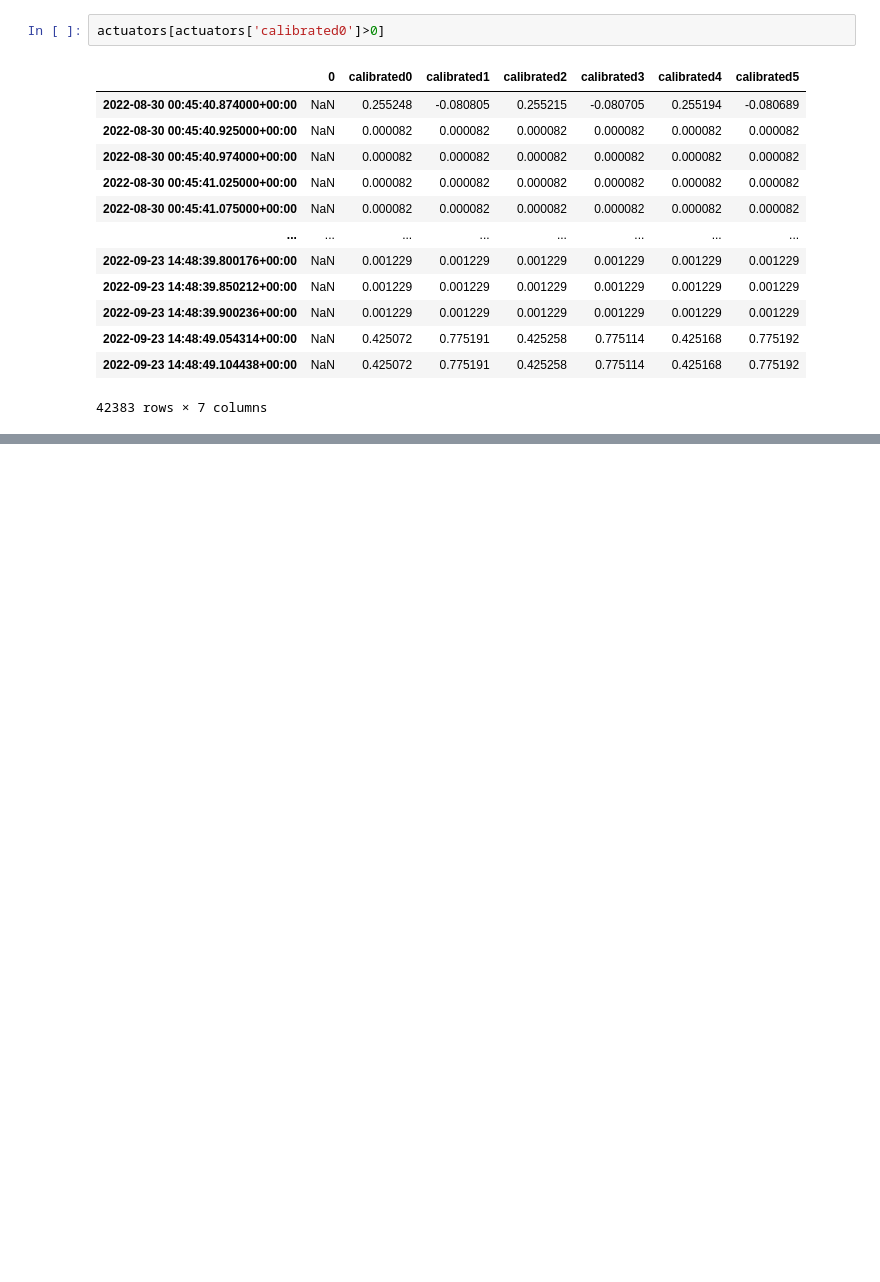
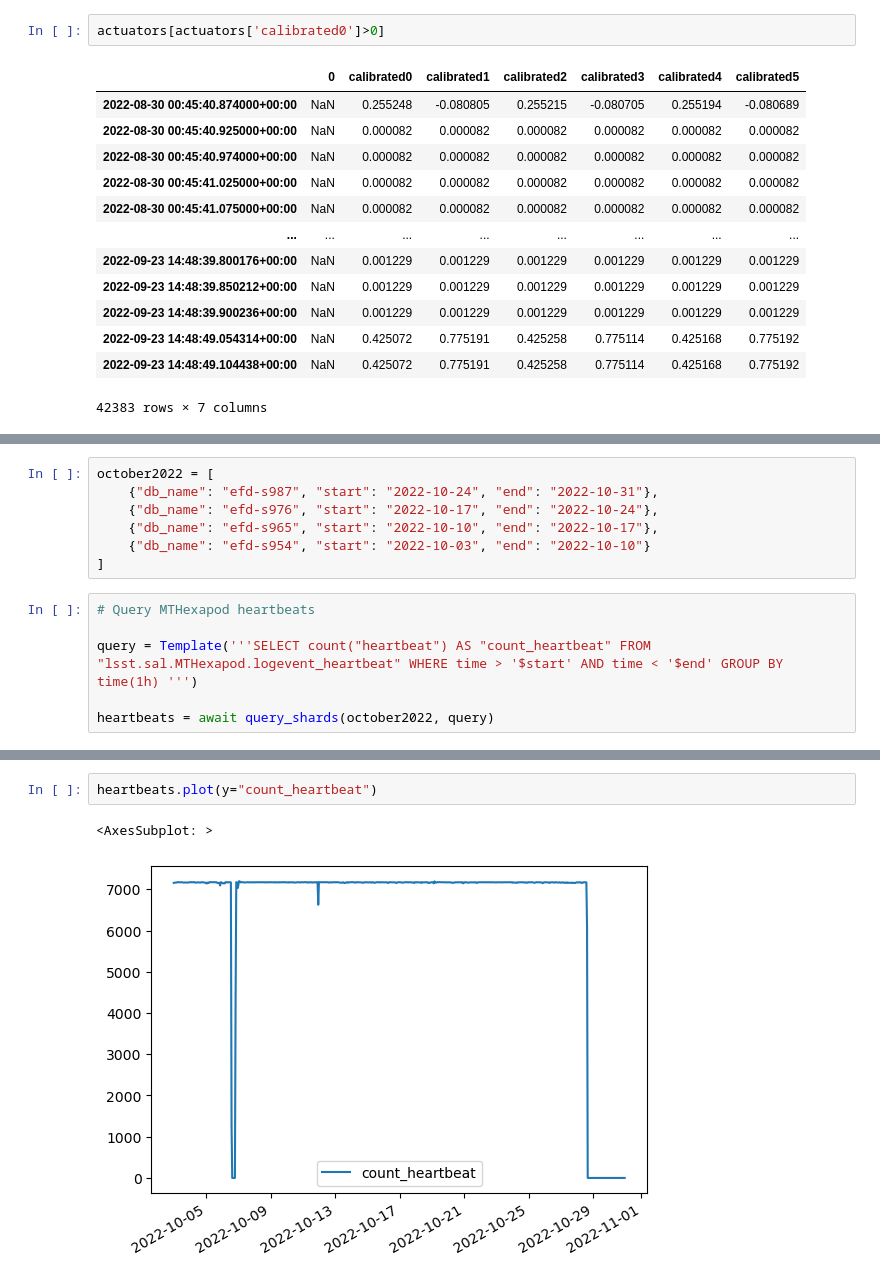
Before and after one commit to lsst-sqre/system-test, a Jupyter notebook: efd_examples/QueryHistoricalData.ipynb, the cells around one changed output, grey strips where cells are left out. Drawn from its saved outputs; the diff is of its cells as text; blank space fills up the shorter version.

Commit message:
Add October 2022 data

```diff
--- a/efd_examples/QueryHistoricalData.ipynb
+++ b/efd_examples/QueryHistoricalData.ipynb
@@ -169,0 +175,13 @@ actuators[actuators['calibrated0']>0]
+# %%
+october2022 = [
+    {"db_name": "efd-s987", "start": "2022-10-24", "end": "2022-10-31"},
+    {"db_name": "efd-s976", "start": "2022-10-17", "end": "2022-10-24"},
+    {"db_name": "efd-s965", "start": "2022-10-10", "end": "2022-10-17"},
+    {"db_name": "efd-s954", "start": "2022-10-03", "end": "2022-10-10"}
+]
+# %%
+# Query MTHexapod heartbeats
+
+query = Template('''SELECT count("heartbeat") AS "count_heartbeat" FROM "lsst.sal.MTHexapod.logevent_heartbeat" WHERE time > '$start' AND time < '$end' GROUP BY time(1h) ''')
+
+heartbeats = await query_shards(october2022, query)
@@ -169,0 +193,5 @@ actuators[actuators['calibrated0']>0]
+# %%
+heartbeats.plot(y="count_heartbeat")
+# %% [output]
+<AxesSubplot: >
+[figure, added]
```
Also changed, not shown: parts of 9 cells of this notebook.
